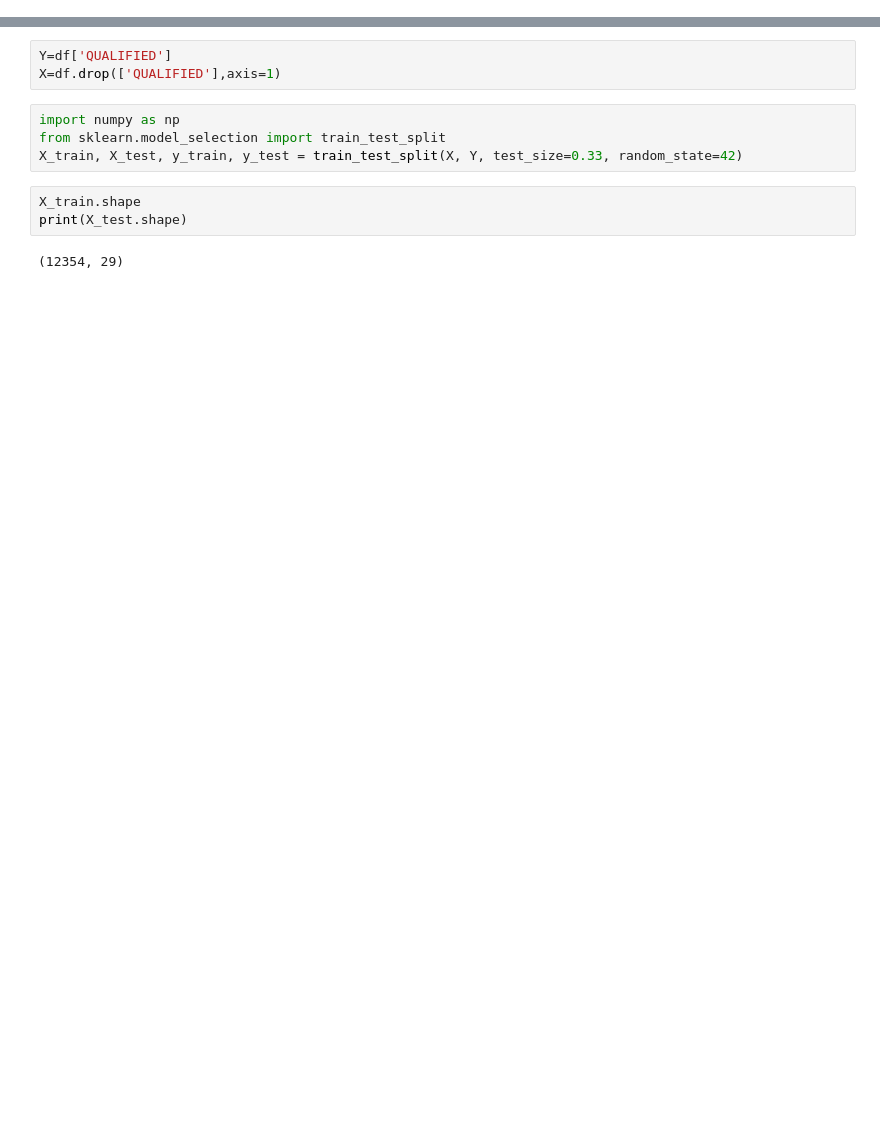
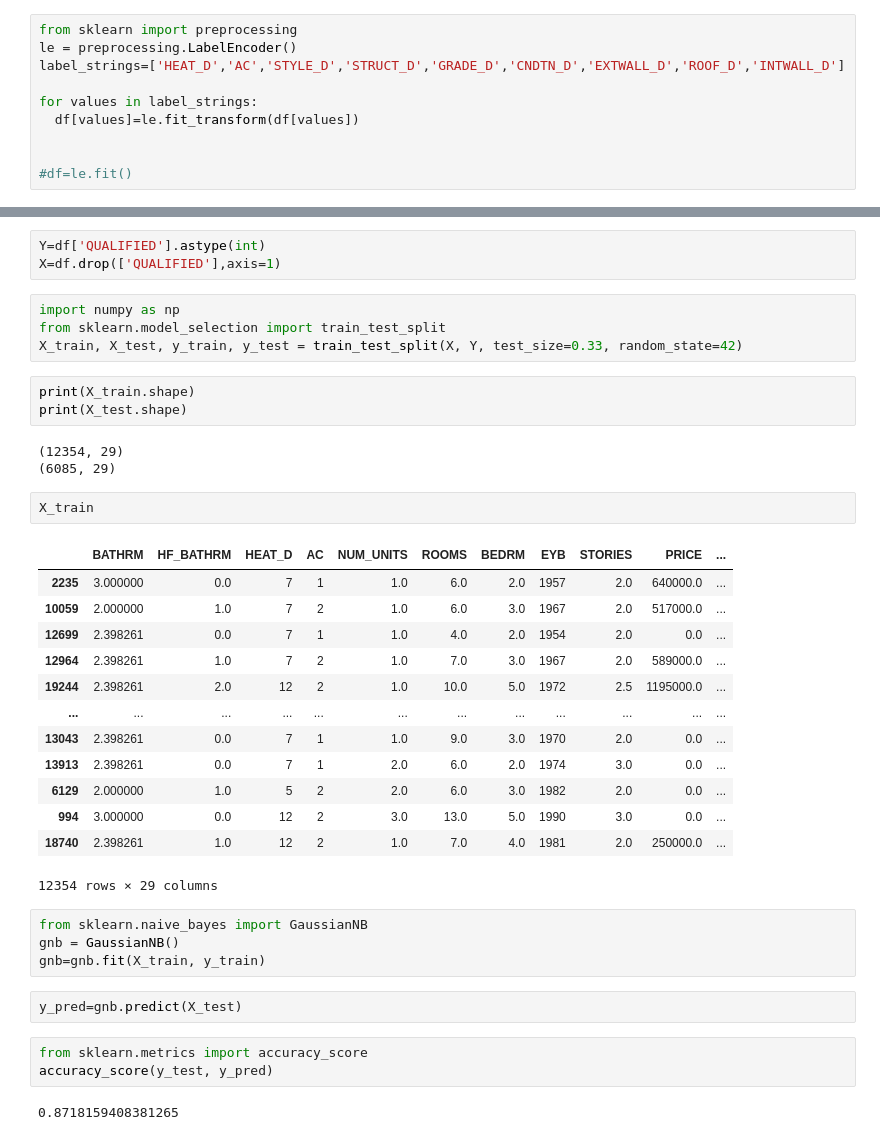
Before and after one commit to Hamza1122/Classification-Task, a Jupyter notebook: Untitled125.ipynb, the cells around one changed output, grey strips where cells are left out. Drawn from its saved outputs; the diff is of its cells as text; blank space fills up the shorter version.

```diff
--- a/Untitled125.ipynb
+++ b/Untitled125.ipynb
@@ -302,0 +288,10 @@ dtype: int64
+# %%
+from sklearn import preprocessing
+le = preprocessing.LabelEncoder()
+label_strings=['HEAT_D','AC','STYLE_D','STRUCT_D','GRADE_D','CNDTN_D','EXTWALL_D','ROOF_D','INTWALL_D']
+
+for values in label_strings:
+  df[values]=le.fit_transform(df[values])
+
+
+#df=le.fit()
@@ -303,12 +312,40 @@ dtype: int64
 # %%
-Y=df['QUALIFIED']
+Y=df['QUALIFIED'].astype(int)
 X=df.drop(['QUALIFIED'],axis=1)
 # %%
 import numpy as np
 from sklearn.model_selection import train_test_split
 X_train, X_test, y_train, y_test = train_test_split(X, Y, test_size=0.33, random_state=42)
 # %%
-X_train.shape
+print(X_train.shape)
 print(X_test.shape)
 # %% [output]
 (12354, 29)
+(6085, 29)
+# %%
+X_train
+# %% [output]
+|  | BATHRM | HF_BATHRM | HEAT_D | AC | NUM_UNITS | ROOMS | BEDRM | EYB | STORIES | PRICE | ... |
+| 2235 | 3.000000 | 0.0 | 7 | 1 | 1.0 | 6.0 | 2.0 | 1957 | 2.0 | 640000.0 | ... |
+| 10059 | 2.000000 | 1.0 | 7 | 2 | 1.0 | 6.0 | 3.0 | 1967 | 2.0 | 517000.0 | ... |
+| 12699 | 2.398261 | 0.0 | 7 | 1 | 1.0 | 4.0 | 2.0 | 1954 | 2.0 | 0.0 | ... |
+| 12964 | 2.398261 | 1.0 | 7 | 2 | 1.0 | 7.0 | 3.0 | 1967 | 2.0 | 589000.0 | ... |
+| 19244 | 2.398261 | 2.0 | 12 | 2 | 1.0 | 10.0 | 5.0 | 1972 | 2.5 | 1195000.0 | ... |
+| ... | ... | ... | ... | ... | ... | ... | ... | ... | ... | ... | ... |
+| 13043 | 2.398261 | 0.0 | 7 | 1 | 1.0 | 9.0 | 3.0 | 1970 | 2.0 | 0.0 | ... |
+| 13913 | 2.398261 | 0.0 | 7 | 1 | 2.0 | 6.0 | 2.0 | 1974 | 3.0 | 0.0 | ... |
+| 6129 | 2.000000 | 1.0 | 5 | 2 | 2.0 | 6.0 | 3.0 | 1982 | 2.0 | 0.0 | ... |
+| 994 | 3.000000 | 0.0 | 12 | 2 | 3.0 | 13.0 | 5.0 | 1990 | 3.0 | 0.0 | ... |
+| 18740 | 2.398261 | 1.0 | 12 | 2 | 1.0 | 7.0 | 4.0 | 1981 | 2.0 | 250000.0 | ... |
+12354 rows × 29 columns
+# %%
+from sklearn.naive_bayes import GaussianNB
+gnb = GaussianNB()
+gnb=gnb.fit(X_train, y_train)
+# %%
+y_pred=gnb.predict(X_test)
+# %%
+from sklearn.metrics import accuracy_score
+accuracy_score(y_test, y_pred)
+# %% [output]
+0.8718159408381265
```
Also changed, not shown: parts of 9 cells of this notebook.
